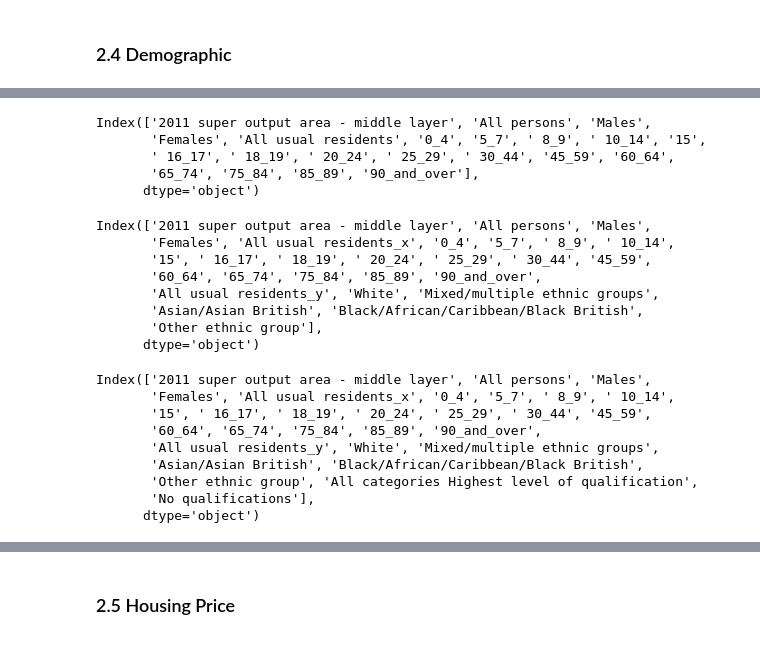
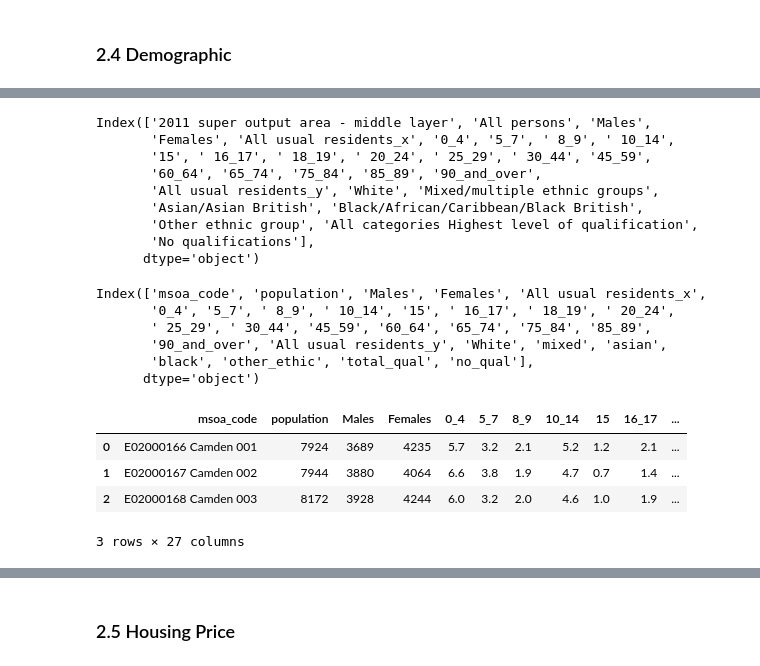
Before and after one commit to ZacharyP-E/qm_group25, a Jupyter notebook: qm_group_code.ipynb, the cells around one changed output, grey strips where cells are left out. Saved outputs shown, nothing was run; the diff lists cells and outputs as text; code cells hidden in the pictures.

```diff
--- a/qm_group_code.ipynb
+++ b/qm_group_code.ipynb
@@ -222,34 +198,50 @@ Index(['2011 super output area - middle layer',
 # %%
+# Merge table
 demographic1 = gender.merge(age, how='left', left_on='2011 super output area - middle layer', right_on = '2011 super output area - middle layer')
-demographic1.columns
+demographic2 = demographic1.merge(ethics, how='left', left_on='2011 super output area - middle layer', right_on = '2011 super output area - middle layer')
+demographic = demographic2.merge(qualification, how='left', left_on='2011 super output area - middle layer', right_on = '2011 super output area - middle layer')
+demographic.columns
 # %% [output]
 Index(['2011 super output area - middle layer', 'All persons', 'Males',
-       'Females', 'All usual residents', '0_4', '5_7', ' 8_9', ' 10_14', '15',
-       ' 16_17', ' 18_19', ' 20_24', ' 25_29', ' 30_44', '45_59', '60_64',
-       '65_74', '75_84', '85_89', '90_and_over'],
+       'Females', 'All usual residents_x', '0_4', '5_7', ' 8_9', ' 10_14',
+       '15', ' 16_17', ' 18_19', ' 20_24', ' 25_29', ' 30_44', '45_59',
+       '60_64', '65_74', '75_84', '85_89', '90_and_over',
+       'All usual residents_y', 'White', 'Mixed/multiple ethnic groups',
+       'Asian/Asian British', 'Black/African/Caribbean/Black British',
+       'Other ethnic group', 'All categories Highest level of qualification',
+       'No qualifications'],
       dtype='object')
-# %%
-demographic2 = demographic1.merge(ethics, how='left', left_on='2011 super output area - middle layer', right_on = '2011 super output area - middle layer')
-demographic2.columns
-# %% [output]
-Index(['2011 super output area - middle layer', 'All persons', 'Males',
-       'Females', 'All usual residents_x', '0_4', '5_7', ' 8_9', ' 10_14',
-       '15', ' 16_17', ' 18_19', ' 20_24', ' 25_29', ' 30_44', '45_59',
-       '60_64', '65_74', '75_84', '85_89', '90_and_over',
-       'All usual residents_y', 'White', 'Mixed/multiple ethnic groups',
-       'Asian/Asian British', 'Black/African/Caribbean/Black British',
-       'Other ethnic group'],
-      dtype='object')
-# %%
-demographic = demographic2.merge(qualification, how='left', left_on='2011 super output area - middle layer', right_on = '2011 super output area - middle layer')
-demographic.columns
-# %% [output]
-Index(['2011 super output area - middle layer', 'All persons', 'Males',
-       'Females', 'All usual residents_x', '0_4', '5_7', ' 8_9', ' 10_14',
-       '15', ' 16_17', ' 18_19', ' 20_24', ' 25_29', ' 30_44', '45_59',
-       '60_64', '65_74', '75_84', '85_89', '90_and_over',
-       'All usual residents_y', 'White', 'Mixed/multiple ethnic groups',
-       'Asian/Asian British', 'Black/African/Caribbean/Black British',
-       'Other ethnic group', 'All categories Highest level of qualification',
-       'No qualifications'],
-      dtype='object')
+# %%
+# rename columns
+demographic.rename(columns = {'2011 super output area - middle layer':'msoa_code',
+                          'All persons':'population',
+                          'Mixed/multiple ethnic groups':'mixed',
+                          'Asian/Asian British':'asian',
+                          'Black/African/Caribbean/Black British':'black',
+                          'Other ethnic group':'other_ethic',
+                          'All categories Highest level of qualification':'total_qual',
+                          'No qualifications':'no_qual'
+                         },
+                   inplace = True)
+
+demographic.columns
+# %% [output]
+Index(['msoa_code', 'population', 'Males', 'Females', 'All usual residents_x',
+       '0_4', '5_7', ' 8_9', ' 10_14', '15', ' 16_17', ' 18_19', ' 20_24',
+       ' 25_29', ' 30_44', '45_59', '60_64', '65_74', '75_84', '85_89',
+       '90_and_over', 'All usual residents_y', 'White', 'mixed', 'asian',
+       'black', 'other_ethic', 'total_qual', 'no_qual'],
+      dtype='object')
+# %%
+# drop unwanted columns
+demographic = demographic[['msoa_code', 'population', 'Males', 'Females','0_4', '5_7', ' 8_9', ' 10_14', '15', ' 16_17', ' 18_19', ' 20_24',
+       ' 25_29', ' 30_44', '45_59', '60_64', '65_74', '75_84', '85_89',
+       '90_and_over','White', 'mixed', 'asian', 'black', 'other_ethic', 'total_qual', 'no_qual']]
+
+demographic.head(3)
+# %% [output]
+|  | msoa_code | population | Males | Females | 0_4 | 5_7 | 8_9 | 10_14 | 15 | 16_17 | ... |
+| 0 | E02000166 Camden 001 | 7924 | 3689 | 4235 | 5.7 | 3.2 | 2.1 | 5.2 | 1.2 | 2.1 | ... |
+| 1 | E02000167 Camden 002 | 7944 | 3880 | 4064 | 6.6 | 3.8 | 1.9 | 4.7 | 0.7 | 1.4 | ... |
+| 2 | E02000168 Camden 003 | 8172 | 3928 | 4244 | 6.0 | 3.2 | 2.0 | 4.6 | 1.0 | 1.9 | ... |
+3 rows × 27 columns
```
Also changed, not shown: parts of 20 cells of this notebook.
